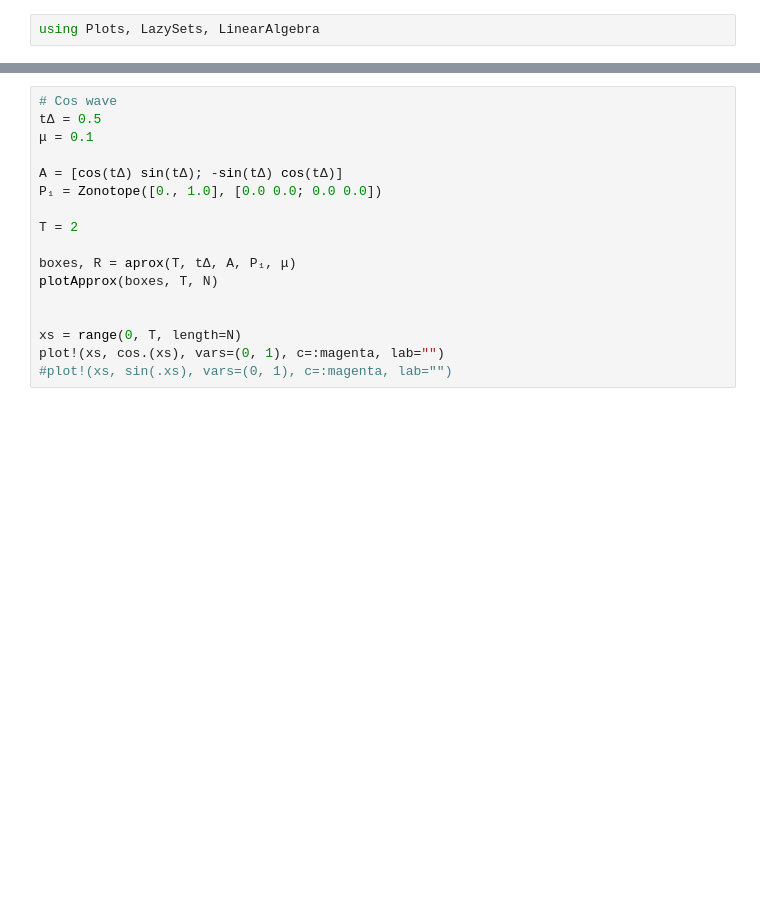
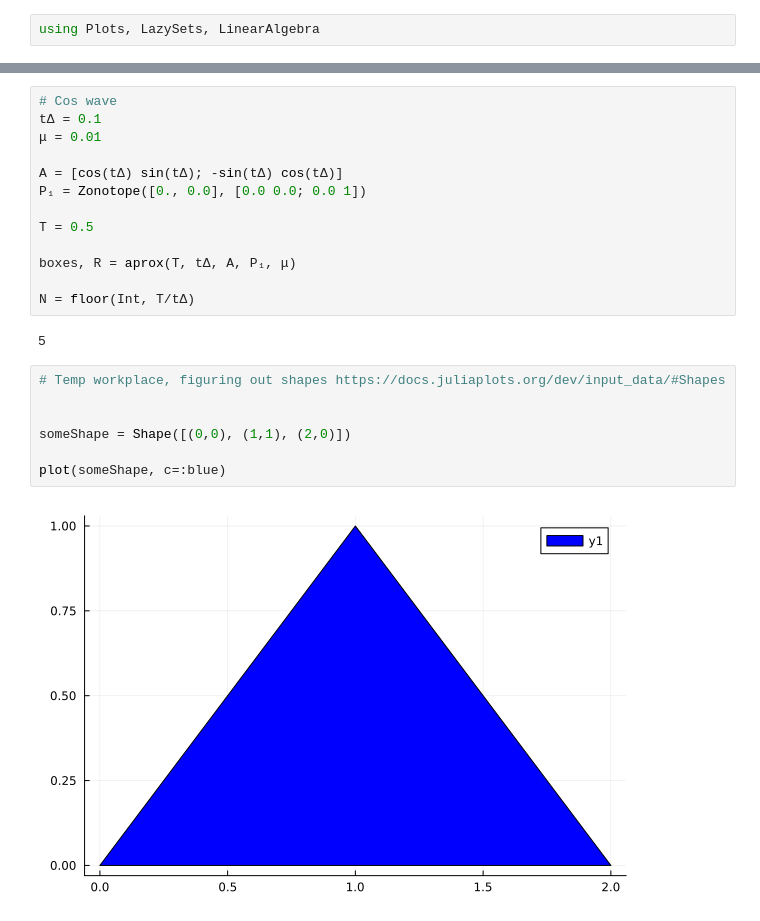
Before and after one commit to KYNIKER/Adaptive-algorithm-for-linear-system, a Jupyter notebook: flowMatricies.jl.ipynb, the cells around one changed output, grey strips where cells are left out. Cells and saved outputs as stored; diff of their text form; blank space fills up the shorter version.

```diff
--- a/flowMatricies.jl.ipynb
+++ b/flowMatricies.jl.ipynb
@@ -72,17 +78,24 @@ plot!(xs, 2.0 * exp.(-xs), vars=(0, 1), c=:magenta, lab="")
 # %%
 # Cos wave
-tΔ = 0.5
-μ = 0.1
+tΔ = 0.1
+μ = 0.01
 
 A = [cos(tΔ) sin(tΔ); -sin(tΔ) cos(tΔ)]
-P₁ = Zonotope([0., 1.0], [0.0 0.0; 0.0 0.0])
+P₁ = Zonotope([0., 0.0], [0.0 0.0; 0.0 1])
 
-T = 2
+T = 0.5
 
 boxes, R = aprox(T, tΔ, A, P₁, μ)
-plotApprox(boxes, T, N)
 
-
-xs = range(0, T, length=N)
-plot!(xs, cos.(xs), vars=(0, 1), c=:magenta, lab="")
-#plot!(xs, sin(.xs), vars=(0, 1), c=:magenta, lab="")
+N = floor(Int, T/tΔ)
+# %% [output]
+5
+# %%
+# Temp workplace, figuring out shapes https://docs.juliaplots.org/dev/input_data/#Shapes
+
+
+someShape = Shape([(0,0), (1,1), (2,0)])
+
+plot(someShape, c=:blue)
+# %% [output]
+[figure, added]
```
Also changed, not shown: parts of 6 cells of this notebook.
